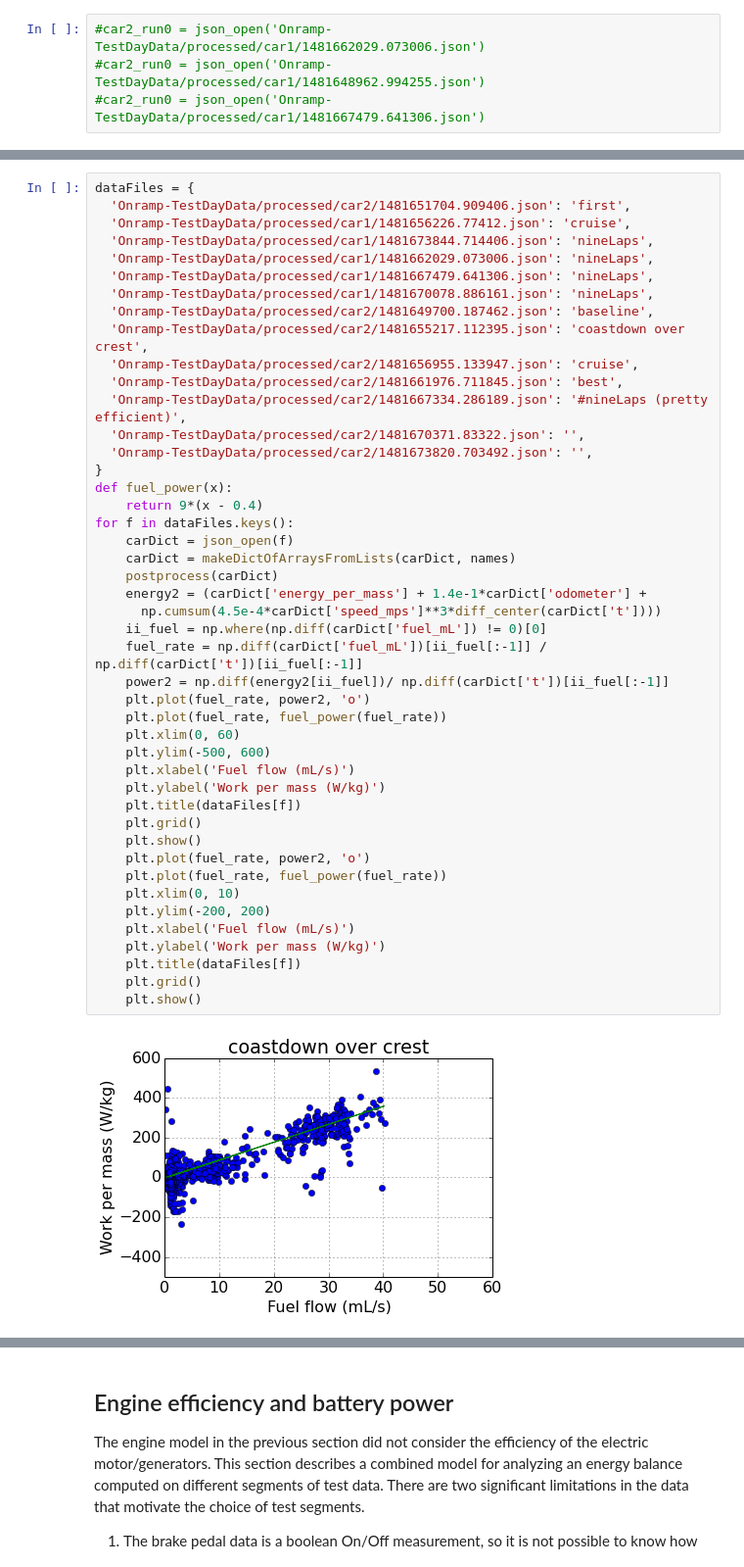
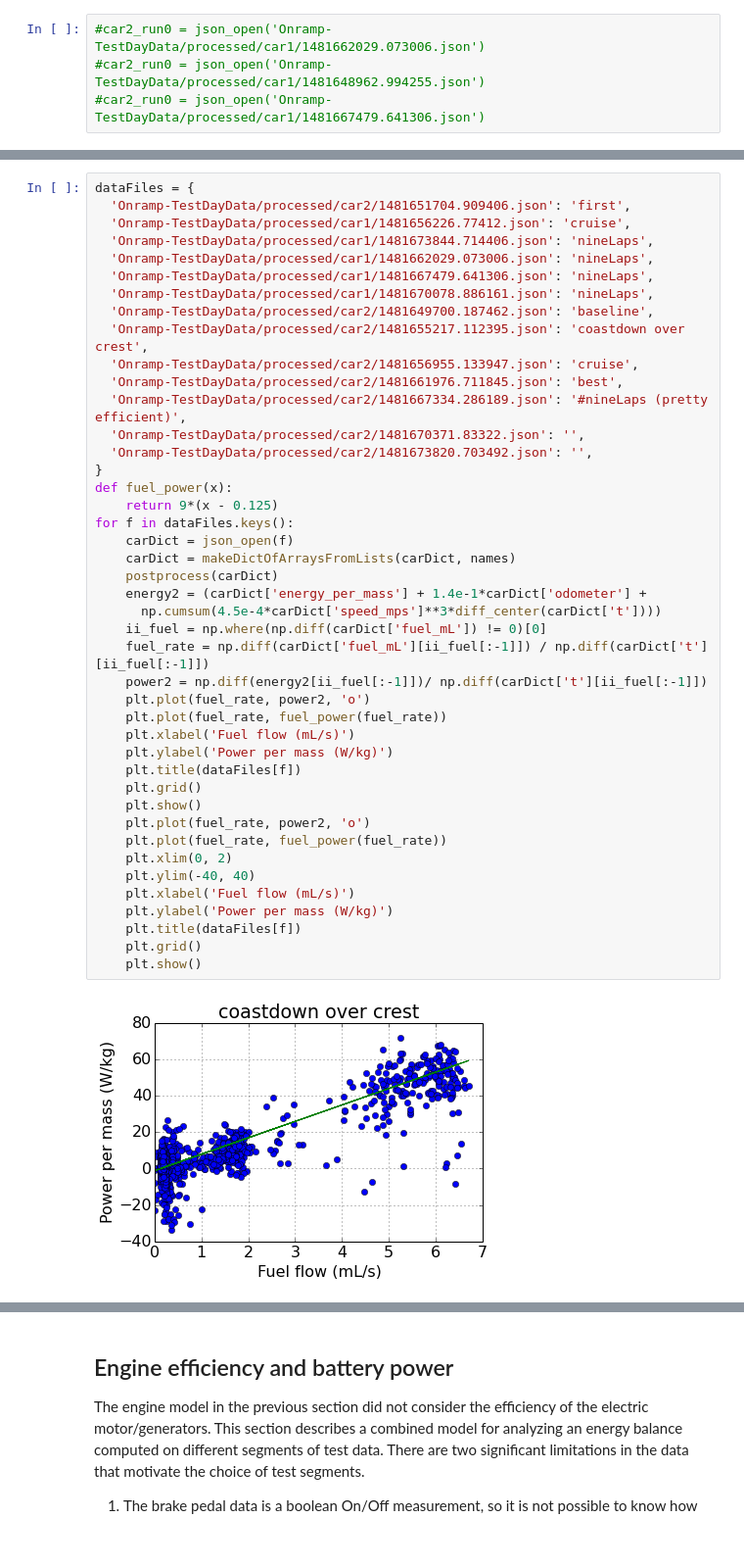
Before and after one commit to osrf/collaboration, a Jupyter notebook: hyperdrive_json/hyperdrive_json.ipynb, the cells around one changed output, grey strips where cells are left out. Shown at 98% size. Cells and saved outputs as stored; diff of their text form.

Commit message:
fix bug in fuel flow calculations, min fuel flow

```diff
--- a/hyperdrive_json/hyperdrive_json.ipynb
+++ b/hyperdrive_json/hyperdrive_json.ipynb
@@ -274,40 +274,38 @@ dataFiles = {
   'Onramp-TestDayData/processed/car1/1481670078.886161.json': 'nineLaps',
   'Onramp-TestDayData/processed/car2/1481649700.187462.json': 'baseline',
   'Onramp-TestDayData/processed/car2/1481655217.112395.json': 'coastdown over crest',
   'Onramp-TestDayData/processed/car2/1481656955.133947.json': 'cruise',
   'Onramp-TestDayData/processed/car2/1481661976.711845.json': 'best',
   'Onramp-TestDayData/processed/car2/1481667334.286189.json': '#nineLaps (pretty efficient)',
   'Onramp-TestDayData/processed/car2/1481670371.83322.json': '',
   'Onramp-TestDayData/processed/car2/1481673820.703492.json': '',
 }
 def fuel_power(x):
-    return 9*(x - 0.4)
+    return 9*(x - 0.125)
 for f in dataFiles.keys():
     carDict = json_open(f)
     carDict = makeDictOfArraysFromLists(carDict, names)
     postprocess(carDict)
     energy2 = (carDict['energy_per_mass'] + 1.4e-1*carDict['odometer'] +
       np.cumsum(4.5e-4*carDict['speed_mps']**3*diff_center(carDict['t'])))
     ii_fuel = np.where(np.diff(carDict['fuel_mL']) != 0)[0]
-    fuel_rate = np.diff(carDict['fuel_mL'])[ii_fuel[:-1]] / np.diff(carDict['t'])[ii_fuel[:-1]]
-    power2 = np.diff(energy2[ii_fuel])/ np.diff(carDict['t'])[ii_fuel[:-1]]
+    fuel_rate = np.diff(carDict['fuel_mL'][ii_fuel[:-1]]) / np.diff(carDict['t'][ii_fuel[:-1]])
+    power2 = np.diff(energy2[ii_fuel[:-1]])/ np.diff(carDict['t'][ii_fuel[:-1]])
     plt.plot(fuel_rate, power2, 'o')
     plt.plot(fuel_rate, fuel_power(fuel_rate))
-    plt.xlim(0, 60)
-    plt.ylim(-500, 600)
     plt.xlabel('Fuel flow (mL/s)')
-    plt.ylabel('Work per mass (W/kg)')
+    plt.ylabel('Power per mass (W/kg)')
     plt.title(dataFiles[f])
     plt.grid()
     plt.show()
     plt.plot(fuel_rate, power2, 'o')
     plt.plot(fuel_rate, fuel_power(fuel_rate))
-    plt.xlim(0, 10)
-    plt.ylim(-200, 200)
+    plt.xlim(0, 2)
+    plt.ylim(-40, 40)
     plt.xlabel('Fuel flow (mL/s)')
-    plt.ylabel('Work per mass (W/kg)')
+    plt.ylabel('Power per mass (W/kg)')
     plt.title(dataFiles[f])
     plt.grid()
     plt.show()
 # %% [output]
-[figure, old version]
+[figure, new version]
```
Also changed, not shown: parts of 2 cells of this notebook.
